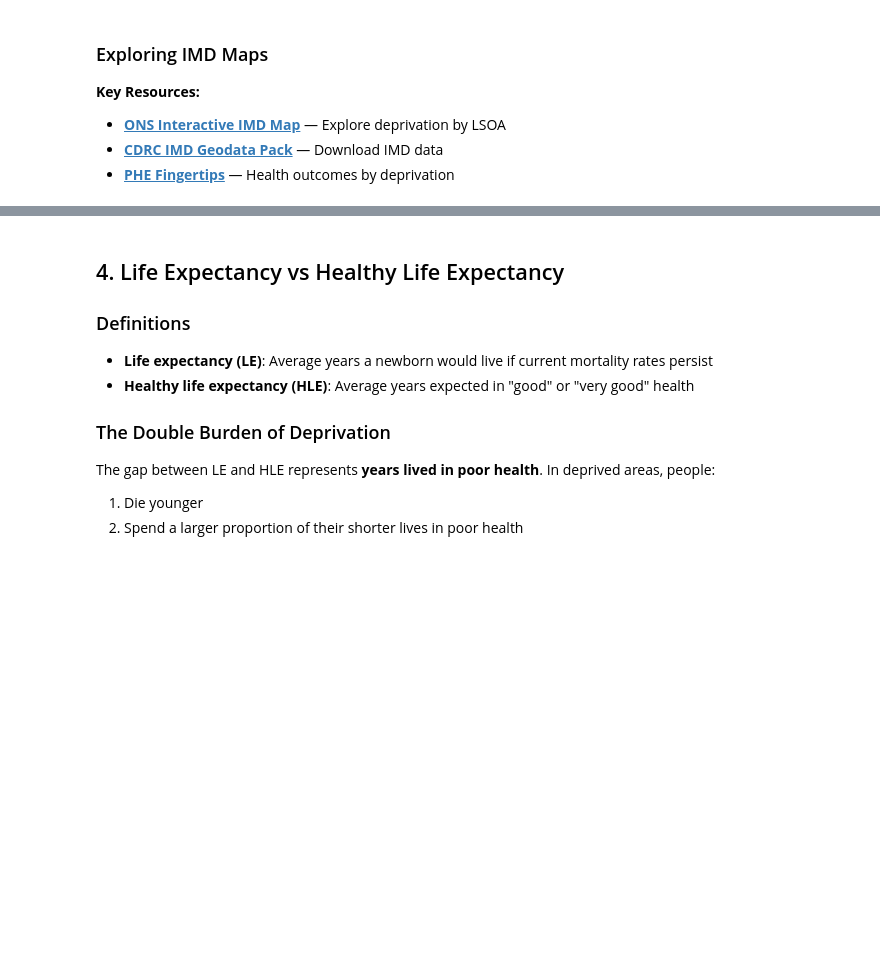
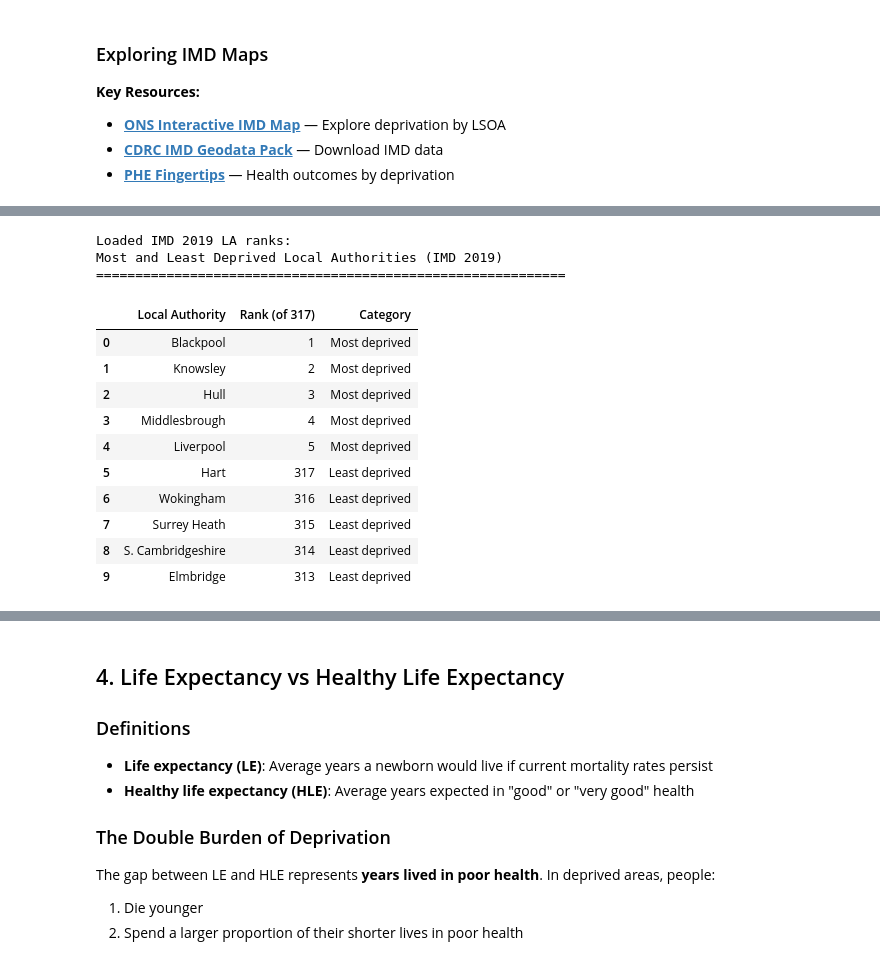
Before and after one commit to ggkuhnle/fb2nep-epi, a Jupyter notebook: notebooks/13_health_inequalities.ipynb, the cells around one changed output, grey strips where cells are left out. Cells and saved outputs as stored; diff of their text form; code cells hidden in the pictures; blank space fills up the shorter version.

```diff
--- a/notebooks/13_health_inequalities.ipynb
+++ b/notebooks/13_health_inequalities.ipynb
@@ -146,12 +168,55 @@ display(HTML('''
 # %%
+
+# ————— Load the full CSV —————
+df = pd.read_csv(IMD_CSV)
+
+# ————— Extract LA-level summary —————
+# Select only the columns we need
+df_la = (
+    df[[
+        "Local Authority District name (2019)",
+        "Index of Multiple Deprivation (IMD) Rank (where 1 is most deprived)",
+        "Index of Multiple Deprivation (IMD) Score"
+    ]]
+    .dropna()
+    # Rename for convenience
+    .rename(columns={
+        "Local Authority District name (2019)": "Local Authority",
+        "Index of Multiple Deprivation (IMD) Rank (where 1 is most deprived)": "IMD Rank",
+        "Index of Multiple Deprivation (IMD) Score": "IMD Score"
+    })
+    .drop_duplicates()
+    # Sort so rank=1 is top
+    .sort_values("IMD Rank")
+    .reset_index(drop=True)
+)
+
+print("Loaded IMD 2019 LA ranks:")
+
+#
 # Most and least deprived local authorities
 la_deprivation = pd.DataFrame({
     'Local Authority': ['Blackpool', 'Knowsley', 'Hull', 'Middlesbrough', 'Liverpool',
                         'Hart', 'Wokingham', 'Surrey Heath', 'S. Cambridgeshire', 'Elmbridge'],
     'Rank (of 317)': [1, 2, 3, 4, 5, 317, 316, 315, 314, 313],
     'Category': ['Most deprived'] * 5 + ['Least deprived'] * 5
 })
 
 print("Most and Least Deprived Local Authorities (IMD 2019)")
 print("=" * 60)
 display(la_deprivation)
+# %% [output]
+Loaded IMD 2019 LA ranks:
+Most and Least Deprived Local Authorities (IMD 2019)
+============================================================
+|  | Local Authority | Rank (of 317) | Category |
+| 0 | Blackpool | 1 | Most deprived |
+| 1 | Knowsley | 2 | Most deprived |
+| 2 | Hull | 3 | Most deprived |
+| 3 | Middlesbrough | 4 | Most deprived |
+| 4 | Liverpool | 5 | Most deprived |
+| 5 | Hart | 317 | Least deprived |
+| 6 | Wokingham | 316 | Least deprived |
+| 7 | Surrey Heath | 315 | Least deprived |
+| 8 | S. Cambridgeshire | 314 | Least deprived |
+| 9 | Elmbridge | 313 | Least deprived |
```
Also changed, not shown: parts of 13 cells of this notebook, 2 other files.
